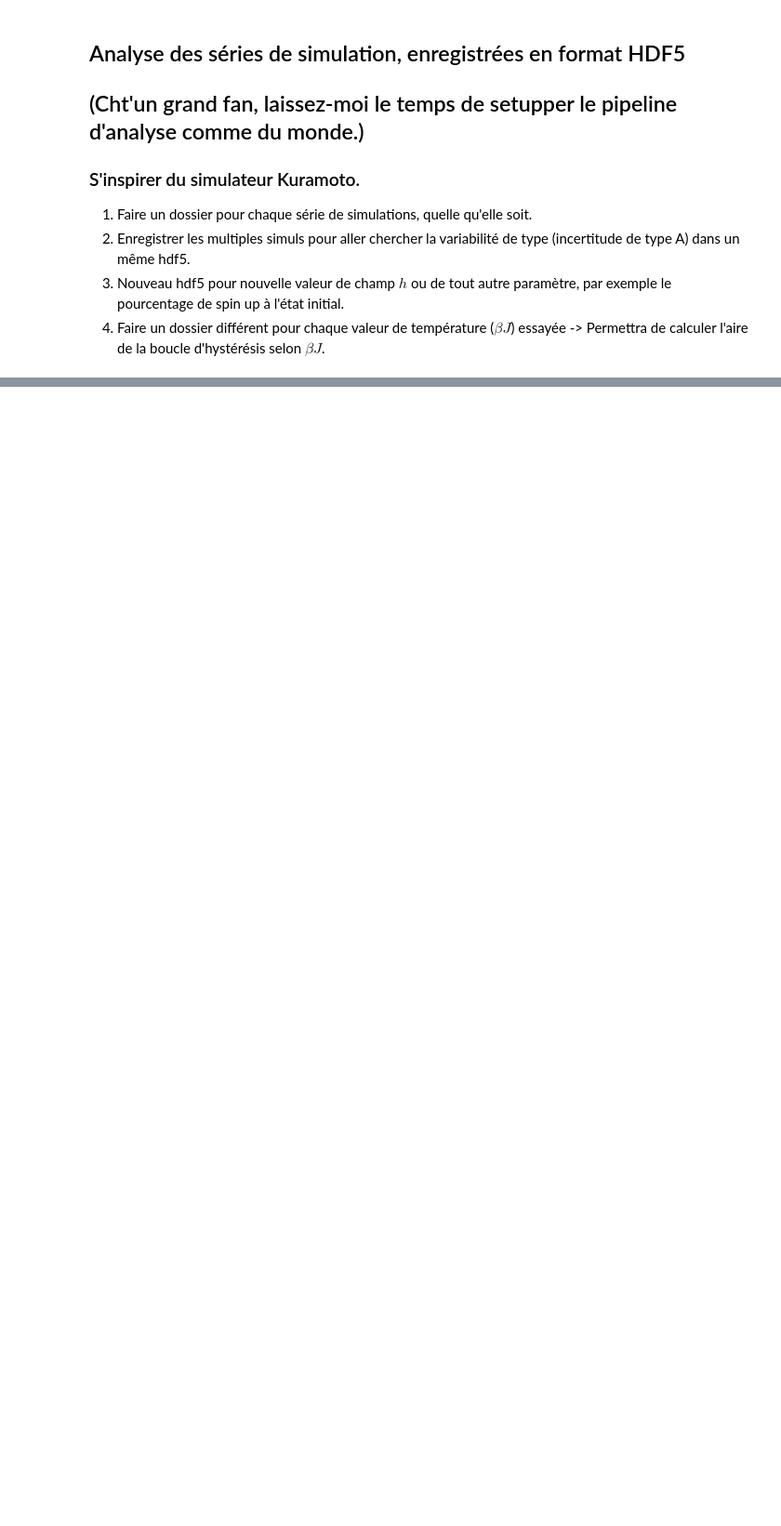
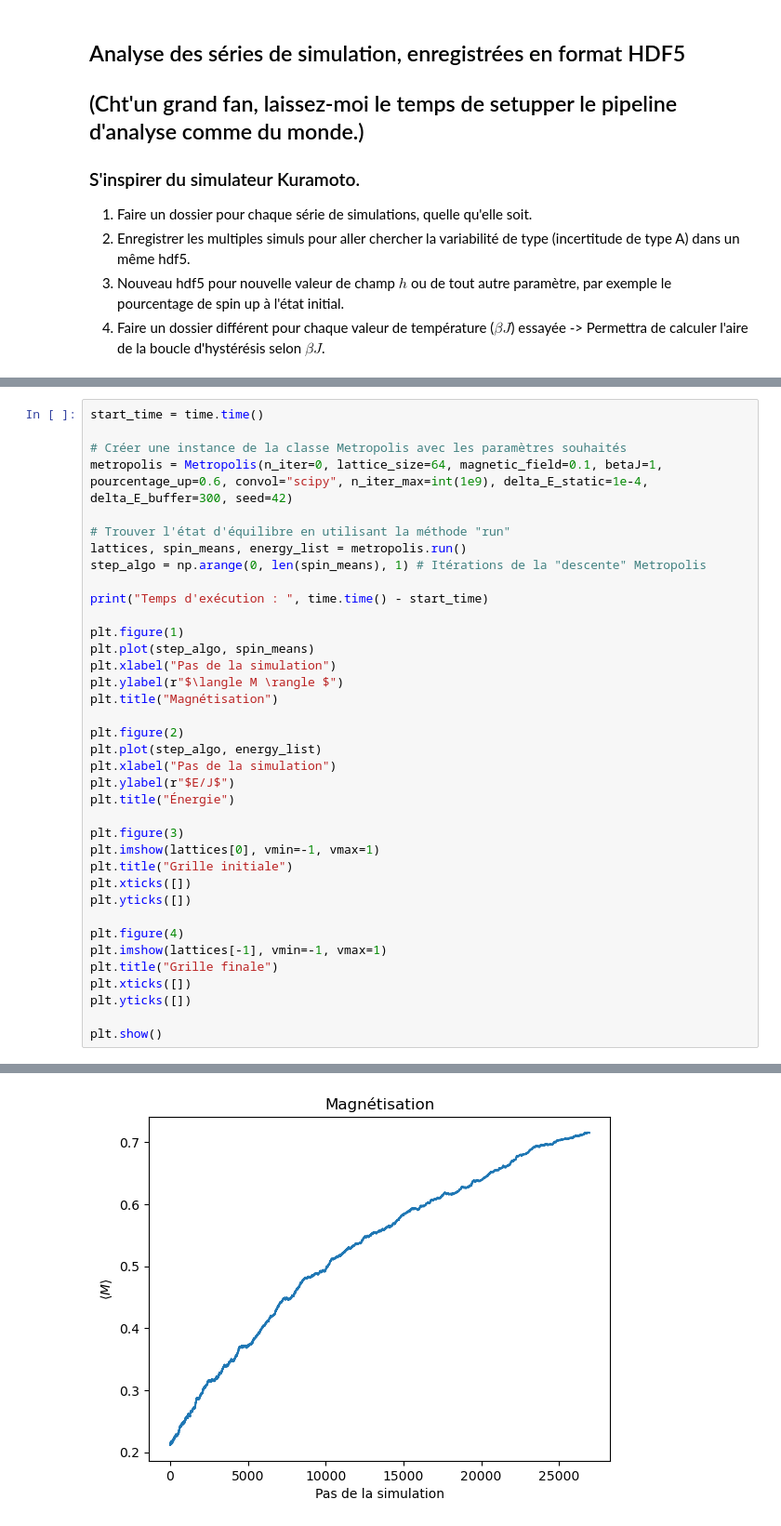
Before and after one commit to arlegare/physnum25, a Jupyter notebook: analyse.ipynb, the cells around one changed output, grey strips where cells are left out. Shown at 93% size. Saved outputs shown, nothing was run; the diff lists cells and outputs as text; blank space fills up the shorter version.

```diff
--- a/analyse.ipynb
+++ b/analyse.ipynb
@@ -34,0 +24,38 @@ for j in omega_sweep_n:
+# %%
+start_time = time.time()
+
+# Créer une instance de la classe Metropolis avec les paramètres souhaités
+metropolis = Metropolis(n_iter=0, lattice_size=64, magnetic_field=0.1, betaJ=1, pourcentage_up=0.6, convol="scipy", n_iter_max=int(1e9), delta_E_static=1e-4, delta_E_buffer=300, seed=42)
+
+# Trouver l'état d'équilibre en utilisant la méthode "run"
+lattices, spin_means, energy_list = metropolis.run()
+step_algo = np.arange(0, len(spin_means), 1) # Itérations de la "descente" Metropolis
+
+print("Temps d'exécution : ", time.time() - start_time)
+
+plt.figure(1)
+plt.plot(step_algo, spin_means)
+plt.xlabel("Pas de la simulation")
+plt.ylabel(r"$\langle M \rangle $")
+plt.title("Magnétisation")
+
+plt.figure(2)
+plt.plot(step_algo, energy_list)
+plt.xlabel("Pas de la simulation")
+plt.ylabel(r"$E/J$")
+plt.title("Énergie")
+
+plt.figure(3)
+plt.imshow(lattices[0], vmin=-1, vmax=1)
+plt.title("Grille initiale")
+plt.xticks([])
+plt.yticks([])
+
+plt.figure(4)
+plt.imshow(lattices[-1], vmin=-1, vmax=1)
+plt.title("Grille finale")
+plt.xticks([])
+plt.yticks([])
+
+plt.show()
+# %% [output]
@@ -34,0 +64 @@ for j in omega_sweep_n:
+[figure, added]
```
Also changed, not shown: parts of 8 cells of this notebook, 1 other file.
